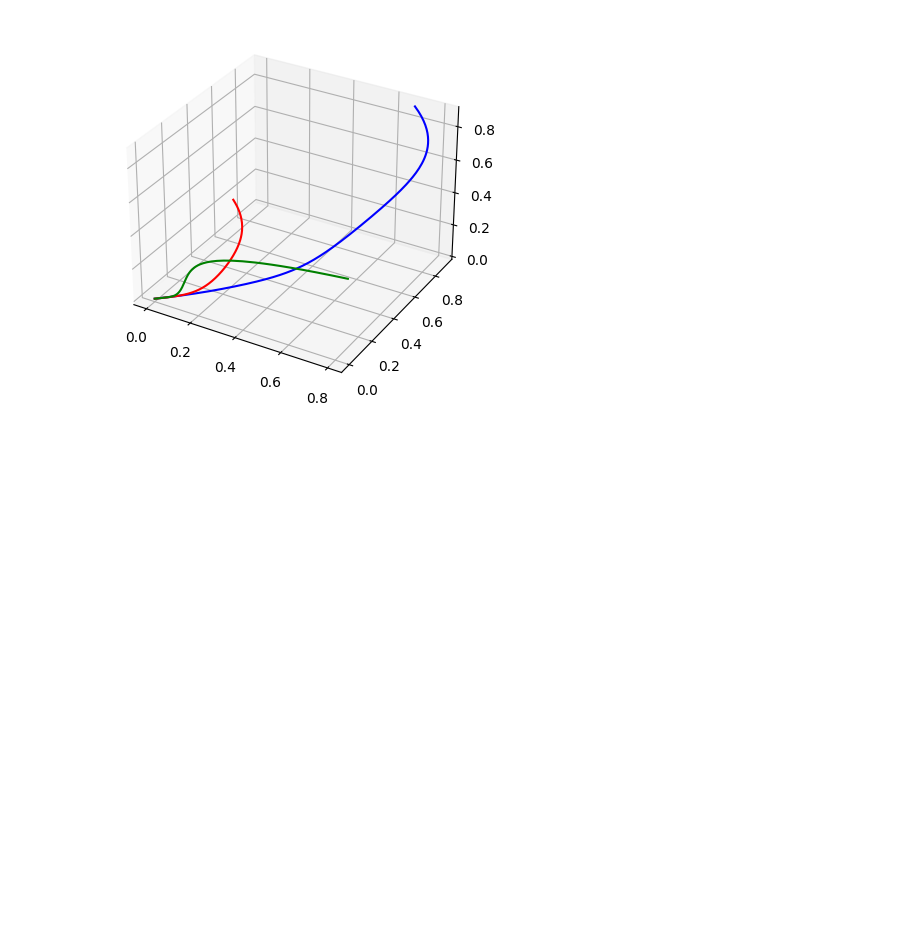
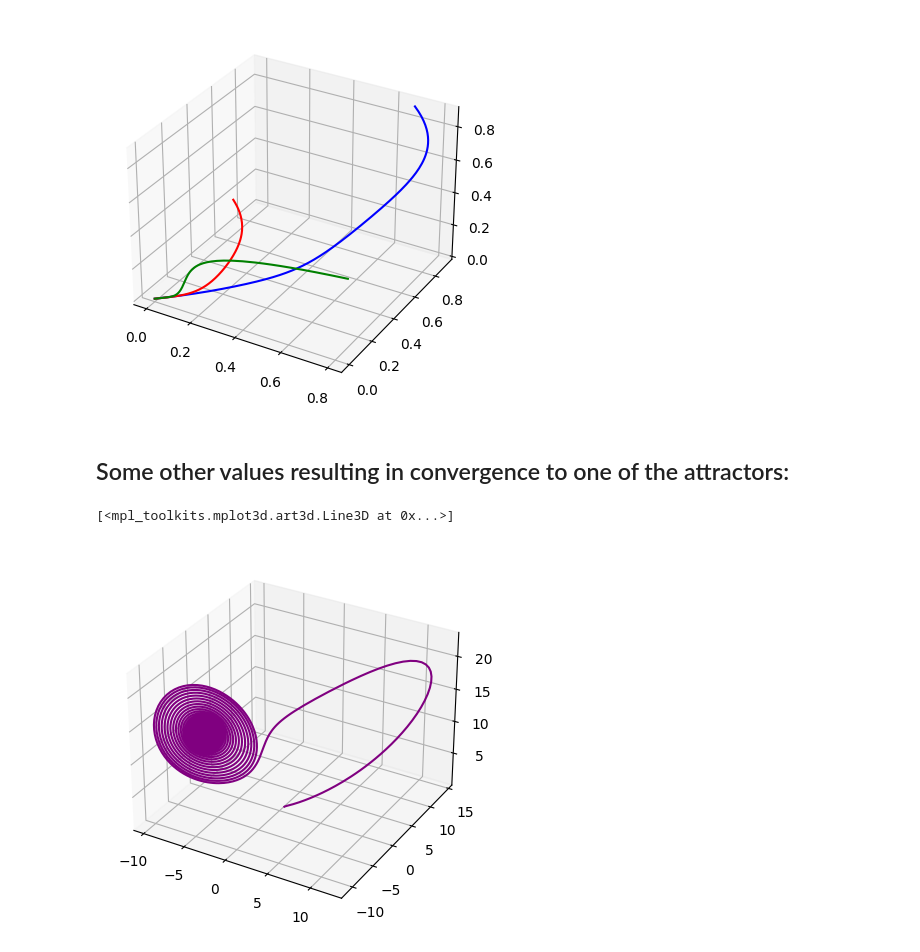
Before and after one commit to AdrianKlessa/random_notebooks, a Jupyter notebook: lorenz_system.ipynb, the cells around one changed output. Drawn from its saved outputs; the diff is of its cells as text; code cells hidden in the pictures; blank space fills up the shorter version.

Commit message:
Added more visualizations

```diff
--- a/lorenz_system.ipynb
+++ b/lorenz_system.ipynb
@@ -121,3 +121,20 @@ ax.plot3D(x_5, y_5, z_5, 'green')
 # %% [output]
 [<mpl_toolkits.mplot3d.art3d.Line3D at 0x...>]
 [figure]
+# %% [markdown]
+## Some other values resulting in convergence to one of the attractors:
+# %%
+steps = 5000
+sys = LorenzSystem(10,14,(8/3),0.400,0.400,0.400)
+for x in range(steps):
+    val = sys.get_values()
+    values[x]=val
+    sys.update(dt)
+x = values[:,0].copy()
+y = values[:,1].copy()
+z = values[:,2].copy()
+ax = plt.figure().add_subplot(projection='3d')
+ax.plot3D(x, y, z, 'purple')
+# %% [output]
+[<mpl_toolkits.mplot3d.art3d.Line3D at 0x...>]
+[figure, added]
```
Also changed, not shown: parts of 3 cells of this notebook.
